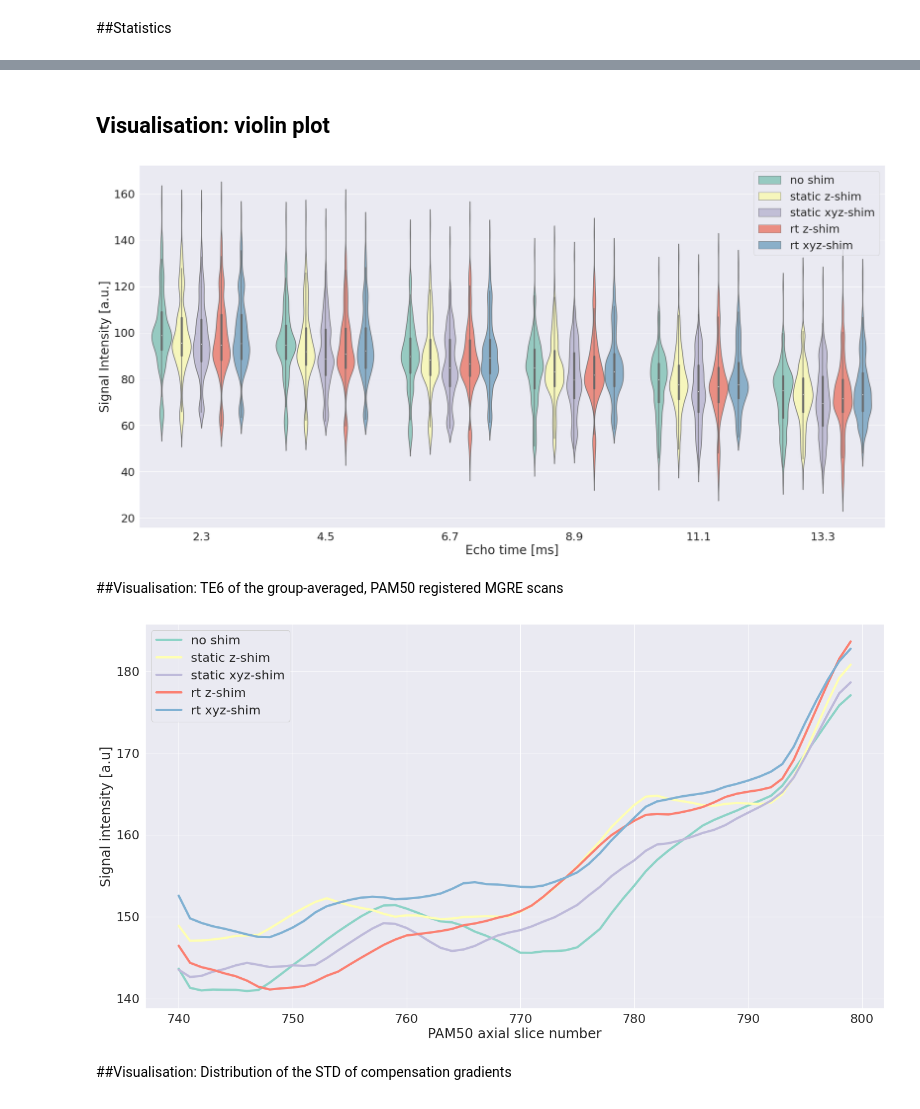
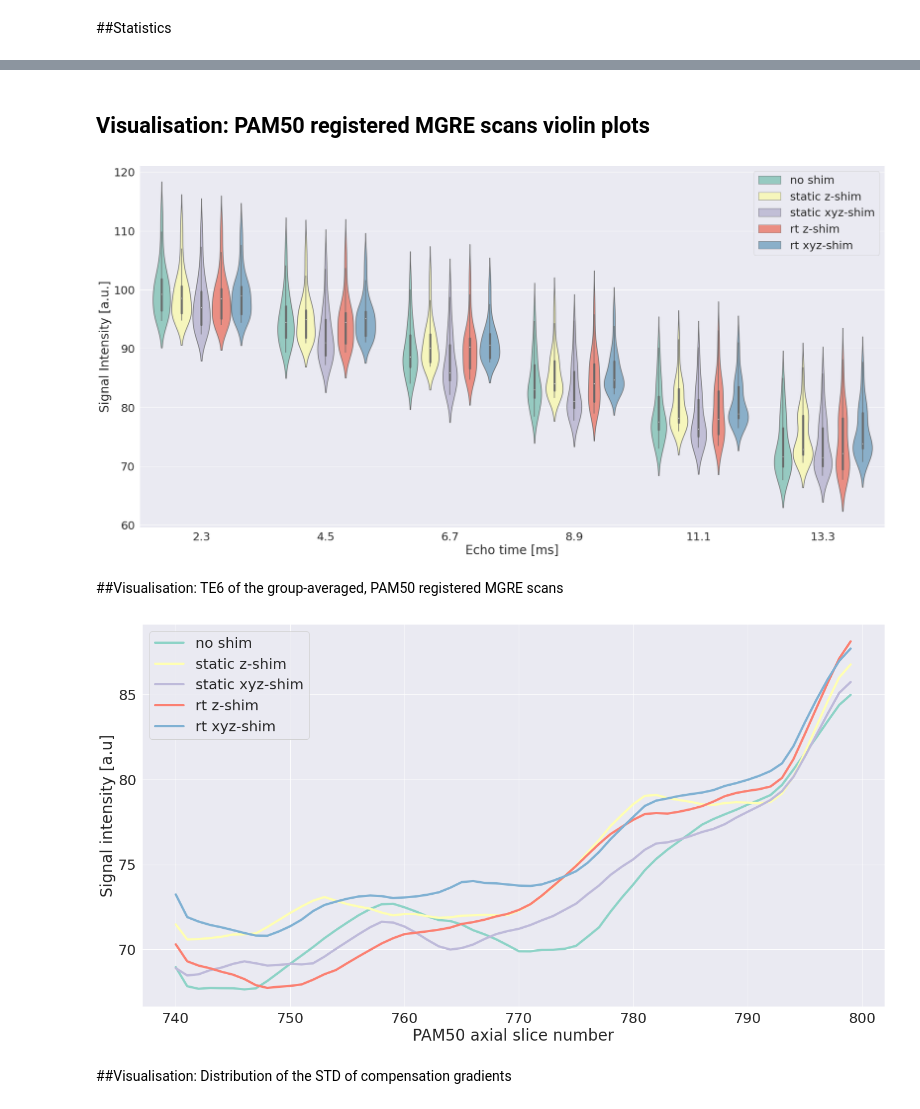
Before and after one commit to neuropoly/realtime-dynamic-shimming, a Jupyter notebook: Dynamic_Shimming_in_the_Cervical_Spinal_Cord_for_Multi_Echo_Gradient_Echo_Imaging_at_3T_analysis.ipynb, the cells around one changed output, grey strips where cells are left out. Saved outputs shown, nothing was run; the diff lists cells and outputs as text; code cells hidden in the pictures.

```diff
--- a/Dynamic_Shimming_in_the_Cervical_Spinal_Cord_for_Multi_Echo_Gradient_Echo_Imaging_at_3T_analysis.ipynb
+++ b/Dynamic_Shimming_in_the_Cervical_Spinal_Cord_for_Multi_Echo_Gradient_Echo_Imaging_at_3T_analysis.ipynb
@@ -908,2 +812,26 @@ WA_matrix_rtshim = 100*WA_matrix_rtshim/mean_TE1
+# %%
+# Signal along the spinal cord for PAM50 registered TE6
+csvfile_NOSHIM_mutual_coreg='/content/SC_rt_shim/PAM50_means/noshim_PAM50_sc.csv'
+csvfile_staticSHIM_mutual_coreg='/content/SC_rt_shim/PAM50_means/staticshim_PAM50_sc.csv'
+csvfile_staticzSHIM_mutual_coreg='/content/SC_rt_shim/PAM50_means/staticzshim_PAM50_sc.csv'
+csvfile_rtSHIM_mutual_coreg='/content/SC_rt_shim/PAM50_means/rtshim_PAM50_sc.csv'
+csvfile_rtzSHIM_mutual_coreg='/content/SC_rt_shim/PAM50_means/rtzshim_PAM50_sc.csv'
+
+noshim_coreg_alongcord=signal_extractor_for_PAM50(csvfile_NOSHIM_mutual_coreg)
+staticshim_coreg_alongcord=signal_extractor_for_PAM50(csvfile_staticSHIM_mutual_coreg)
+staticzshim_coreg_alongcord=signal_extractor_for_PAM50(csvfile_staticzSHIM_mutual_coreg)
+rtshim_coreg_alongcord=signal_extractor_for_PAM50(csvfile_rtSHIM_mutual_coreg)
+rtzshim_coreg_alongcord=signal_extractor_for_PAM50(csvfile_rtzSHIM_mutual_coreg)
+
+
+
+# normalize data to the mean TE1 across all slices and all subjects
+mean_TE1 = np.nanmean(noshim_coreg_alongcord, axis=1)[0]
+
+noshim_coreg_alongcord = 100*noshim_coreg_alongcord/mean_TE1
+staticzshim_coreg_alongcord = 100*staticzshim_coreg_alongcord/mean_TE1
+rtzshim_coreg_alongcord = 100*rtzshim_coreg_alongcord/mean_TE1
+staticshim_coreg_alongcord = 100*staticshim_coreg_alongcord/mean_TE1
+rtshim_coreg_alongcord = 100*rtshim_coreg_alongcord/mean_TE1
 # %%
 ################################# Statistical tests ########################################
@@ -1152,41 +1065,25 @@ print(tabulate(table, headers=[], tablefmt="fancy_grid"))
 # %% [markdown]
-## Visualisation: violin plot
+## Visualisation: PAM50 registered MGRE scans violin plots
 # %%
-## Violin plot
-
-A = np.concatenate((WA_matrix_noshim[...,None], WA_matrix_staticzshim[...,None]), axis=2)
-B = np.concatenate((A, WA_matrix_staticshim[...,None]), axis=2)
-C = np.concatenate((B, WA_matrix_rtzshim[...,None]), axis=2)
-D = np.concatenate((C, WA_matrix_rtshim[...,None]), axis=2)
+A = np.concatenate((noshim_coreg_alongcord[...,None], staticzshim_coreg_alongcord[...,None]), axis=2)
+B = np.concatenate((A, staticshim_coreg_alongcord[...,None]), axis=2)
+C = np.concatenate((B, rtzshim_coreg_alongcord[...,None]), axis=2)
+D = np.concatenate((C, rtshim_coreg_alongcord[...,None]), axis=2)
 
 dim1, dim2, dim3 = np.meshgrid(np.arange(D.shape[0]), np.arange(D.shape[1]), np.arange(D.shape[2]), indexing='ij')
 plt.figure(figsize=(30, 15))
 sns.set(font_scale = 2.3)
-ax = sns.violinplot(x=dim1.ravel(), y=D.ravel(), hue=dim3.ravel(), palette="Set3", bw=0.20)
+ax = sns.violinplot(x=dim1.ravel(), y=D.ravel(), hue=dim3.ravel(), palette="Set3", bw=0.5)
 ax.set_xticklabels(['2.3', '4.5', '6.7','8.9','11.1','13.3'])
 ax.set_xlabel("Echo time [ms]")
 ax.set_ylabel("Signal Intensity [a.u.]")
 ax.legend(handles=ax.legend_.legendHandles, labels=['no shim', 'static z-shim','static xyz-shim','rt z-shim','rt xyz-shim'])
 plt.show()
 # %% [output]
-[figure, old version]
+[figure, new version]
 # %% [markdown]
 ##Visualisation: TE6 of the group-averaged, PAM50 registered MGRE scans
 # %%
-
-# Signal along the spinal cord for PAM50 registered TE6
-csvfile_NOSHIM_mutual_coreg='/content/SC_rt_shim/PAM50_means/noshim_PAM50_sc.csv'
-csvfile_staticSHIM_mutual_coreg='/content/SC_rt_shim/PAM50_means/staticshim_PAM50_sc.csv'
-csvfile_staticzSHIM_mutual_coreg='/content/SC_rt_shim/PAM50_means/staticzshim_PAM50_sc.csv'
-csvfile_rtSHIM_mutual_coreg='/content/SC_rt_shim/PAM50_means/rtshim_PAM50_sc.csv'
-csvfile_rtzSHIM_mutual_coreg='/content/SC_rt_shim/PAM50_means/rtzshim_PAM50_sc.csv'
-
-noshim_coreg_alongcord=signal_extractor_for_PAM50(csvfile_NOSHIM_mutual_coreg)
-staticshim_coreg_alongcord=signal_extractor_for_PAM50(csvfile_staticSHIM_mutual_coreg)
-staticzshim_coreg_alongcord=signal_extractor_for_PAM50(csvfile_staticzSHIM_mutual_coreg)
-rtshim_coreg_alongcord=signal_extractor_for_PAM50(csvfile_rtSHIM_mutual_coreg)
-rtzshim_coreg_alongcord=signal_extractor_for_PAM50(csvfile_rtzSHIM_mutual_coreg)
-
 plt.clf()
 plt.cla()
 plt.close()
@@ -1217,7 +1114,7 @@ plt.rcParams.update({'font.size': 30})
 
 plt.show()
 # %% [output]
-[figure, old version]
+[figure, new version]
 # %% [markdown]
 ##Visualisation: Distribution of the STD of compensation gradients
 # %%
```
Also changed, not shown: parts of 10 cells of this notebook.
